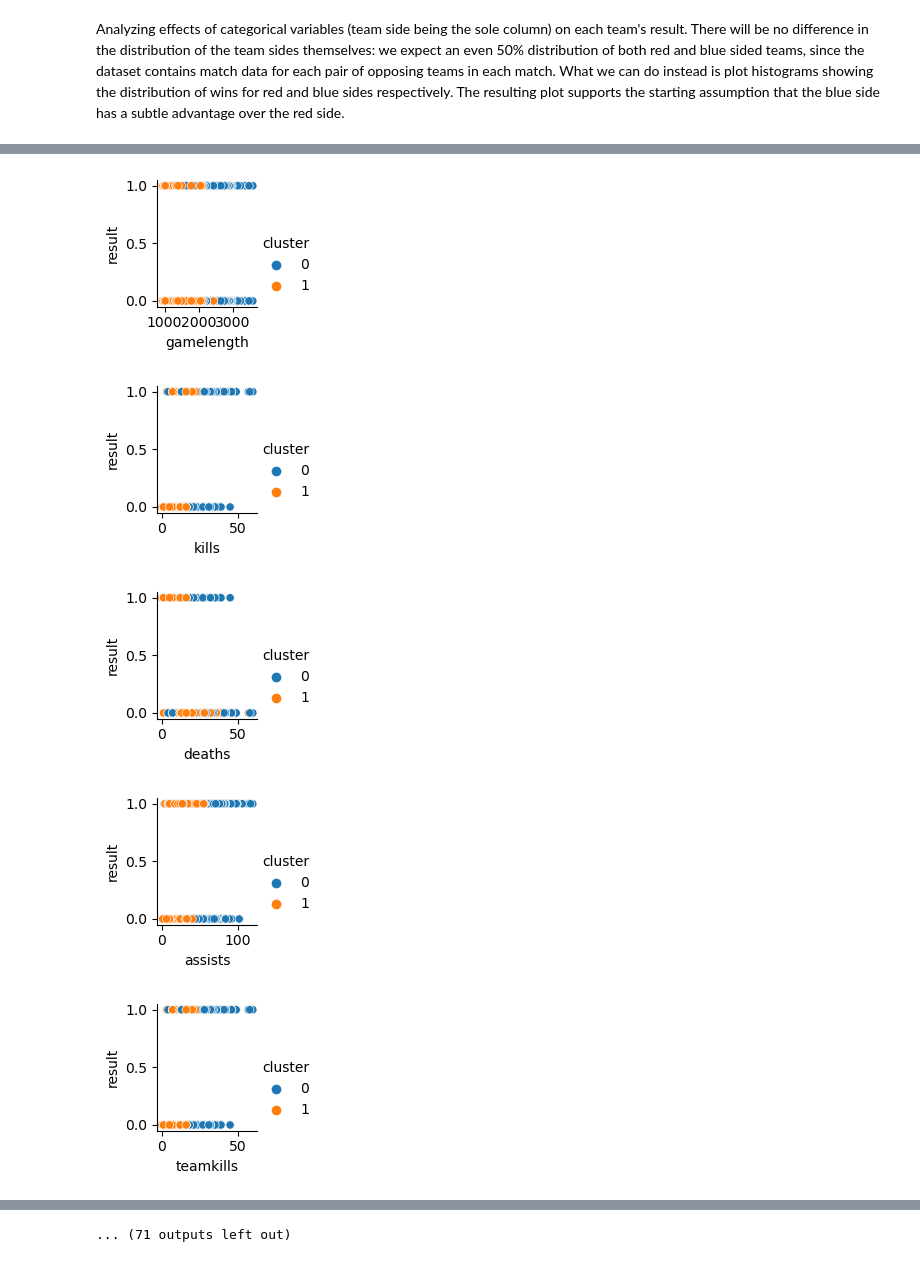
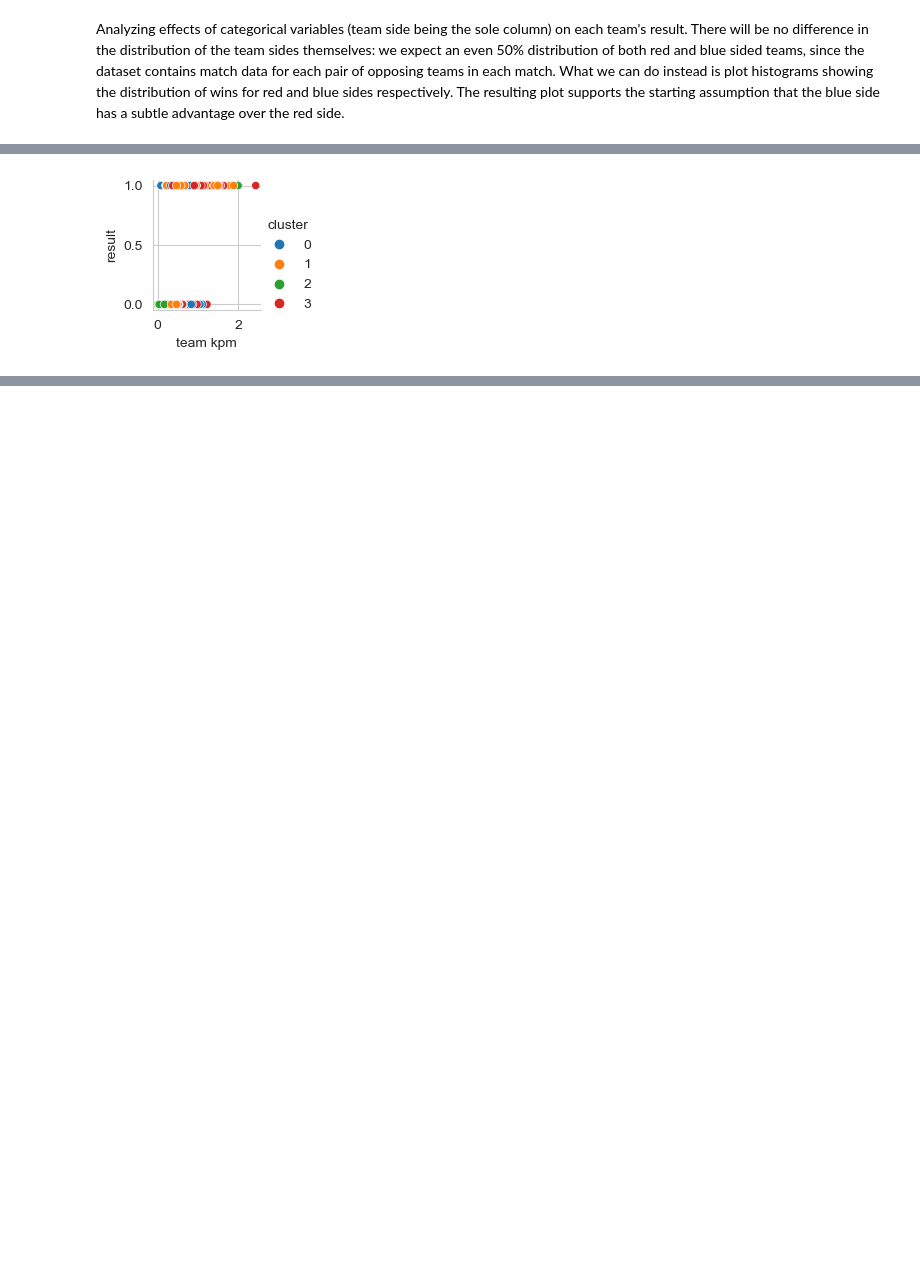
Before and after one commit to jjhuang4/lol-esports-analysis, a Jupyter notebook: matches-EDA.ipynb, the cells around one changed output, grey strips where cells are left out. Saved outputs shown, nothing was run; the diff lists cells and outputs as text; code cells hidden in the pictures; blank space fills up the shorter version.

Commit message:
Cleaned code, implemented cross validation

```diff
--- a/matches-EDA.ipynb
+++ b/matches-EDA.ipynb
@@ -31,7 +36,14 @@ Decided to work with the 2022 dataset. Cleaning the dataset by removing columns
 # %%
-# cleaning data, removing columns with missing values,
-remove_cols = ['datacompleteness', 'league', 'year', 'split', 'playoffs', 'date', 'position',
-               'url', 'playerid', 'teamid', 'patch', 'index', 'game', 'participantid', 'playername']
-df2022 = df2022[(df2022['datacompleteness'] == 'complete') & (df2022['position']=='team')].reset_index()
-df2022 = df2022.drop(columns=remove_cols)
-df2022 = df2022.dropna(axis=1)
+# function to clean data, remove columns with large amounts of missing values, and remove columns that contain irrelevant/low impact data
+def clean_data(df) -> pd.core.frame.DataFrame:
+    extraneous = ['datacompleteness', 'league', 'year', 'split', 'playoffs', 'date', 'position',
+              'url', 'playerid', 'teamid', 'patch', 'index', 'game', 'participantid', 'playername',
+              ]
+    low_impact = ['doublekills', 'triplekills', 'quadrakills', 'pentakills', 'infernals', 'mountains',
+              'clouds', 'oceans', 'elders', 'opp_elders']
+    remove_cols = extraneous + low_impact
+    df = df[(df['datacompleteness'] == 'complete') &
+                (df['position'] == 'team')].reset_index()
+    return df.drop(columns=remove_cols).dropna(axis=1)
+# %%
+df2022 = pd.DataFrame(clean_data(df2022))
@@ -86,0 +119,5 @@ plt.hist([df2022[df2022.side=='Red'].result, df2022[df2022.side=='Blue'].result]
+# %%
+sns.set_style("whitegrid")
+fig, axs = plt.subplots()
+#sns.boxplot(y='gamelength', data=df2022, ax=axs)
+sns.boxplot(x='side', y='team kpm', data=df2022, ax=axs);
@@ -87,5 +126,5 @@ plt.hist([df2022[df2022.side=='Red'].result, df2022[df2022.side=='Blue'].result]
 # %%
-kmeans = KMeans(n_clusters=2)
+kmeans = KMeans(n_clusters=4)
 df2022['cluster'] = kmeans.fit_predict(df2022[numerical])
 df2022['cluster'] = df2022['cluster'].astype("category")
 sns.relplot(
@@ -96,11 +135,6 @@ sns.relplot(
 # %%
-for i in numerical:
-    sns.relplot(
-        data=df2022, x=i, y='result', hue='cluster', col=i, height=2
-    );
+sns.relplot(
+    data=df2022, x='team kpm', y='result', hue='cluster', height=2
+);
 # %% [output]
-[figure, old version]
+[figure, new version]
-[figure, removed]
-[figure, removed]
-[figure, removed]
-[figure, removed]
@@ -114 +140,0 @@ for i in numerical:
-... (71 outputs left out)
```
Also changed, not shown: parts of 20 cells of this notebook.
